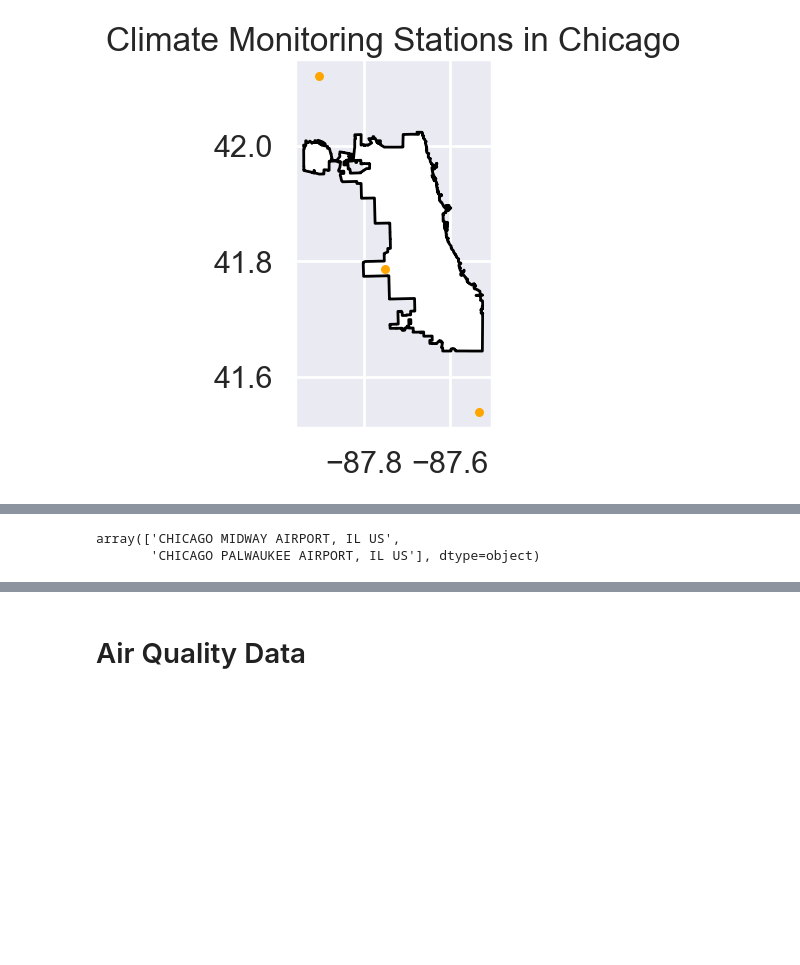
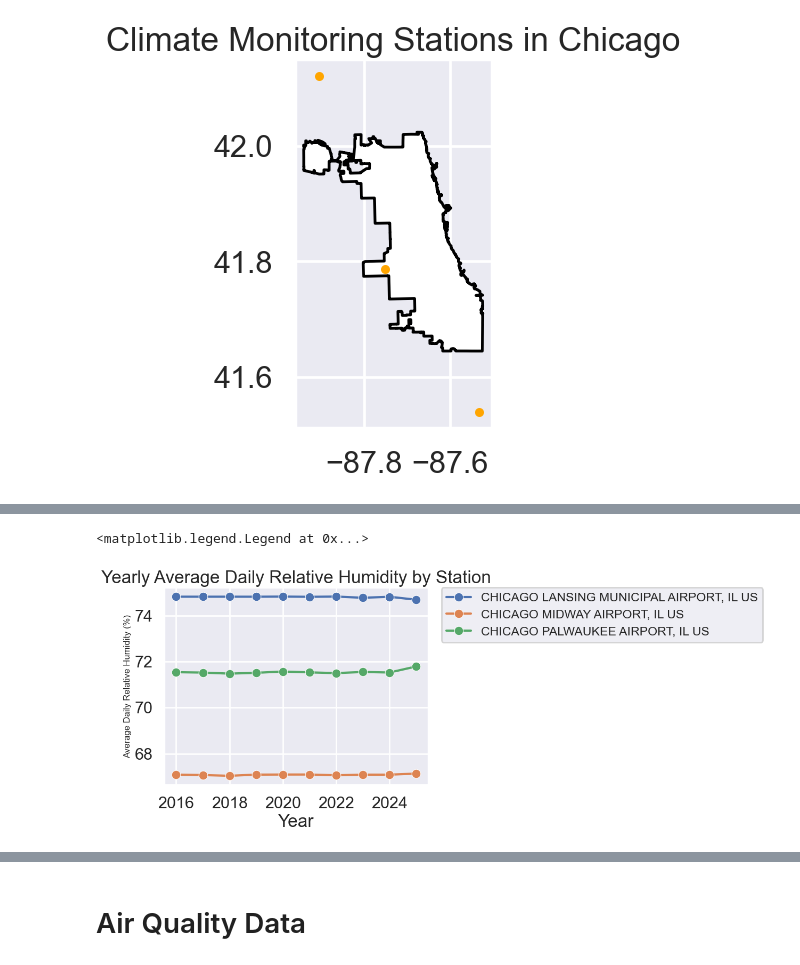
Before and after one commit to griffinberonio/AAE-724-Repo, a Jupyter notebook: airdatanotebook.ipynb, the cells around one changed output, grey strips where cells are left out. Drawn from its saved outputs; the diff is of its cells as text; code cells hidden in the pictures; blank space fills up the shorter version.

```diff
--- a/airdatanotebook.ipynb
+++ b/airdatanotebook.ipynb
@@ -332,5 +405,15 @@ sns.lineplot(x='YEAR', y='DailyAverageDryBulbTemperature', data=yearlyavgtemp, h
 # %%
-climatedf['NAME'].unique()
+#Humidity:
+dailycols2 = [col for col in climatedf.columns if 'Daily' in col]
+humiditycols = [col for col in climatedf.columns if 'Humidity' in col]
+# humiditycols
+humidity = climatedf.groupby(['NAME', 'YEAR'])['DailyAverageRelativeHumidity'].mean().reset_index()
+
+sns.lineplot(x='YEAR', y='DailyAverageRelativeHumidity', data=humidity, hue='NAME', marker='o')
+plt.xlabel('Year')
+plt.title('Yearly Average Daily Relative Humidity by Station')
+plt.ylabel('Average Daily Relative Humidity (%)',fontsize=12)
+plt.legend(fontsize='x-small', bbox_to_anchor=(1.05, 1), loc='best', borderaxespad=0.)
 # %% [output]
-array(['CHICAGO MIDWAY AIRPORT, IL US',
-       'CHICAGO PALWAUKEE AIRPORT, IL US'], dtype=object)
+<matplotlib.legend.Legend at 0x...>
+[figure, added]
```
Also changed, not shown: parts of 27 cells of this notebook.
